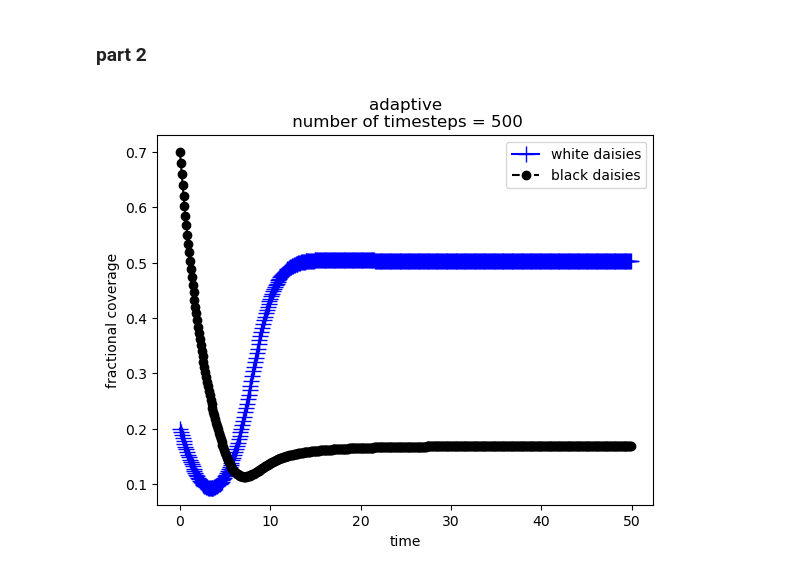
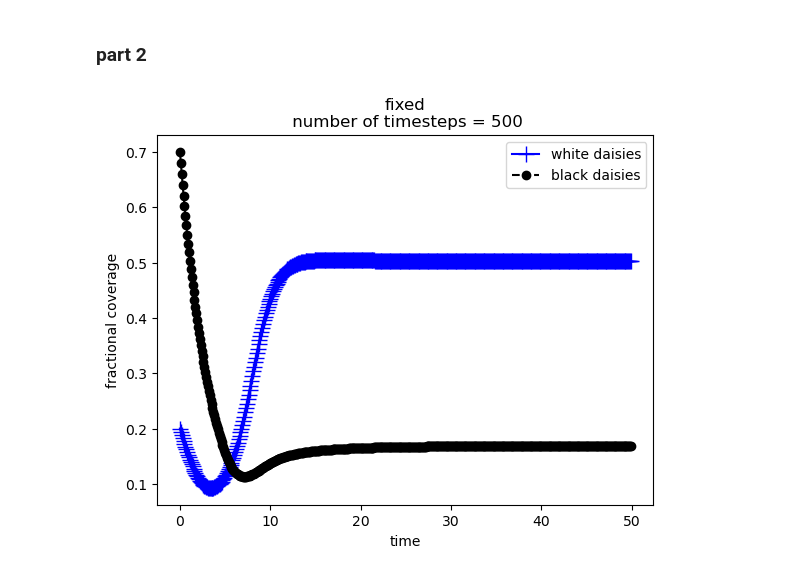
Before and after one commit to nicduboc/numeric_2024, a Jupyter notebook: notebooks/lab5/duboc_assig5.ipynb, the cells around one changed output. Cells and saved outputs as stored; diff of their text form; code cells hidden in the pictures.

```diff
--- a/notebooks/lab5/duboc_assig5.ipynb
+++ b/notebooks/lab5/duboc_assig5.ipynb
@@ -61,6 +61,7 @@ class Integ54(Integrator):
     def derivs5(self, y, t):
         """y[0]=fraction white daisies
            y[1]=fraction black daisies
+           y[2]=fraction of rabbits if using rabbits.yaml
            no feedback between daisies and
            albedo_p (set to ground albedo)
         """
@@ -187,19 +189,19 @@ a_yvals['white'].size
 # %%
 f_timeVals, f_yVals, f_errorList = theSolver.timeloop5fixed()
 
 f_yvals = pd.DataFrame.from_records(f_yVals, columns=['white', 'black'])
 
 thefig, theAx = plt.subplots(1, 1)
 
 points, = theAx.plot(f_timeVals, f_yvals['white'], '-b+', label='white daisies')
 points.set_markersize(12)
 theLine1, = theAx.plot(f_timeVals, f_yvals['black'], '--ko', label='black daisies')
-theAx.set_title(f'adaptive\n number of timesteps = {len(f_timeVals)}')
+theAx.set_title(f'fixed\n number of timesteps = {len(f_timeVals)}')
 theAx.set_xlabel('time')
 theAx.set_ylabel('fractional coverage')
 out = theAx.legend(loc='best')
 
 # timeVals,yVals,errorList=theSolver.timeloop5fixed()
 # whiteDaisies=[frac[0] for frac in yVals]
 # %% [output]
-[figure, old version]
+[figure, new version]
```
Also changed, not shown: parts of 8 cells of this notebook, 3 other files.
